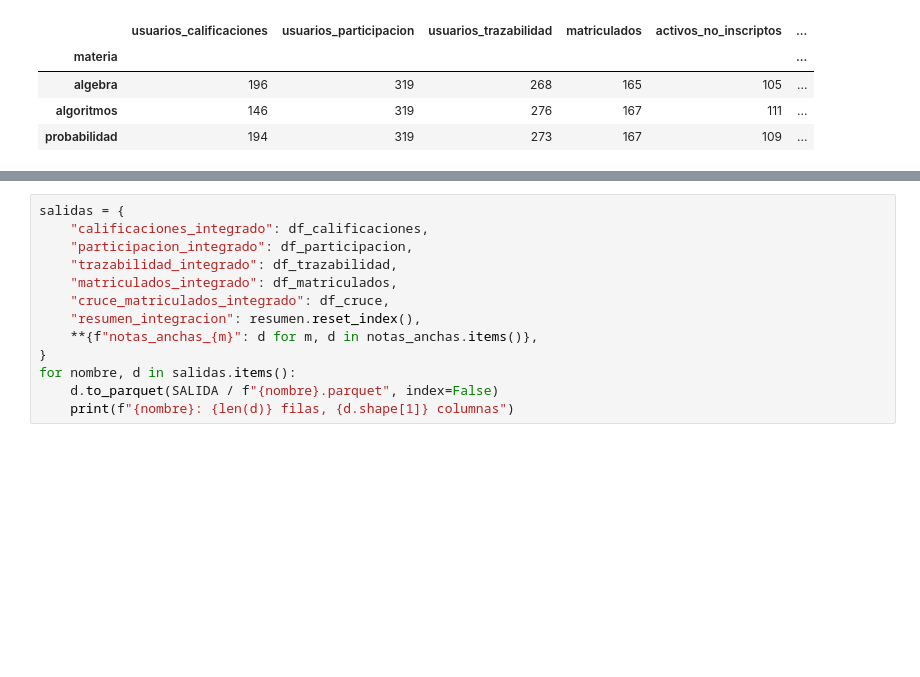
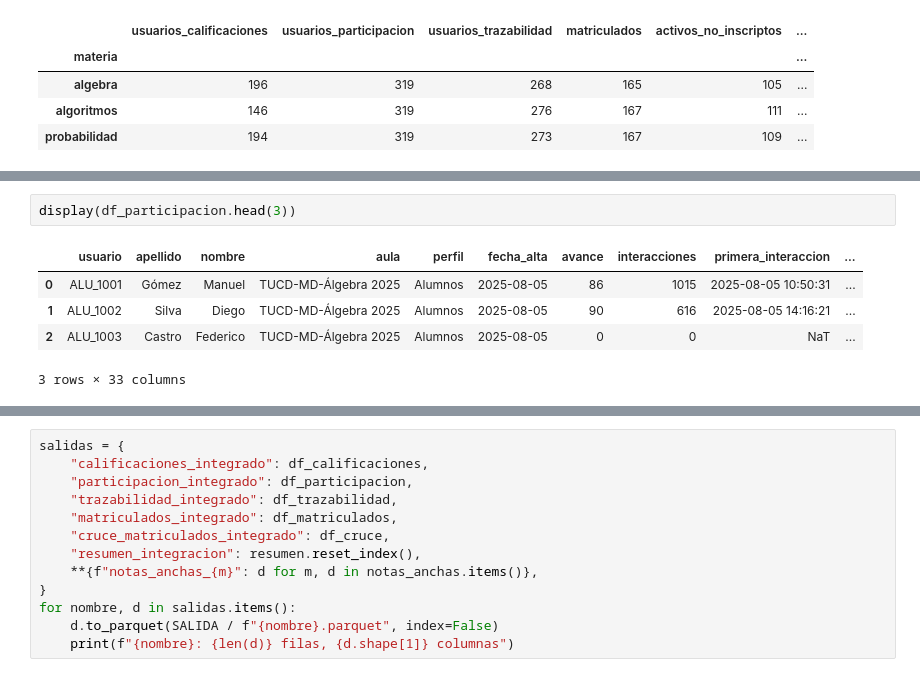
Before and after one commit to aronfraga/py.tpf.business.analytics, a Jupyter notebook: jupyter/integracion.ipynb, the cells around one changed output, grey strips where cells are left out. Cells and saved outputs as stored; diff of their text form; blank space fills up the shorter version.

```diff
--- a/jupyter/integracion.ipynb
+++ b/jupyter/integracion.ipynb
@@ -322,0 +332,8 @@ resumen
+# %%
+display(df_participacion.head(3))
+# %% [output]
+|  | usuario | apellido | nombre | aula | perfil | fecha_alta | avance | interacciones | primera_interaccion | ... |
+| 0 | ALU_1001 | Gómez | Manuel | TUCD-MD-Álgebra 2025 | Alumnos | 2025-08-05 | 86 | 1015 | 2025-08-05 10:50:31 | ... |
+| 1 | ALU_1002 | Silva | Diego | TUCD-MD-Álgebra 2025 | Alumnos | 2025-08-05 | 90 | 616 | 2025-08-05 14:16:21 | ... |
+| 2 | ALU_1003 | Castro | Federico | TUCD-MD-Álgebra 2025 | Alumnos | 2025-08-05 | 0 | 0 | NaT | ... |
+3 rows × 33 columns
```
Also changed, not shown: parts of 8 cells of this notebook.
